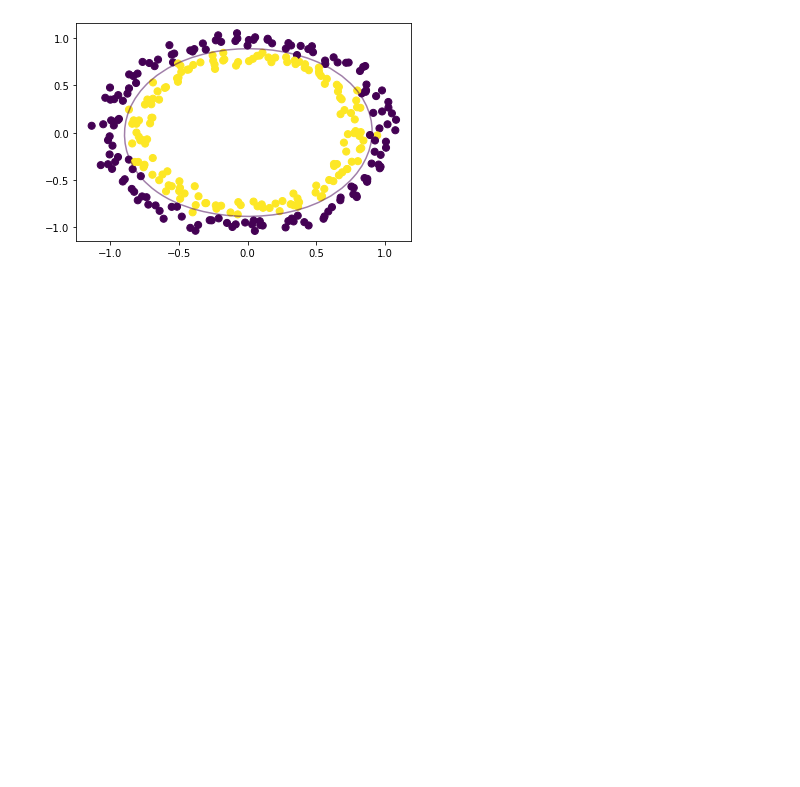
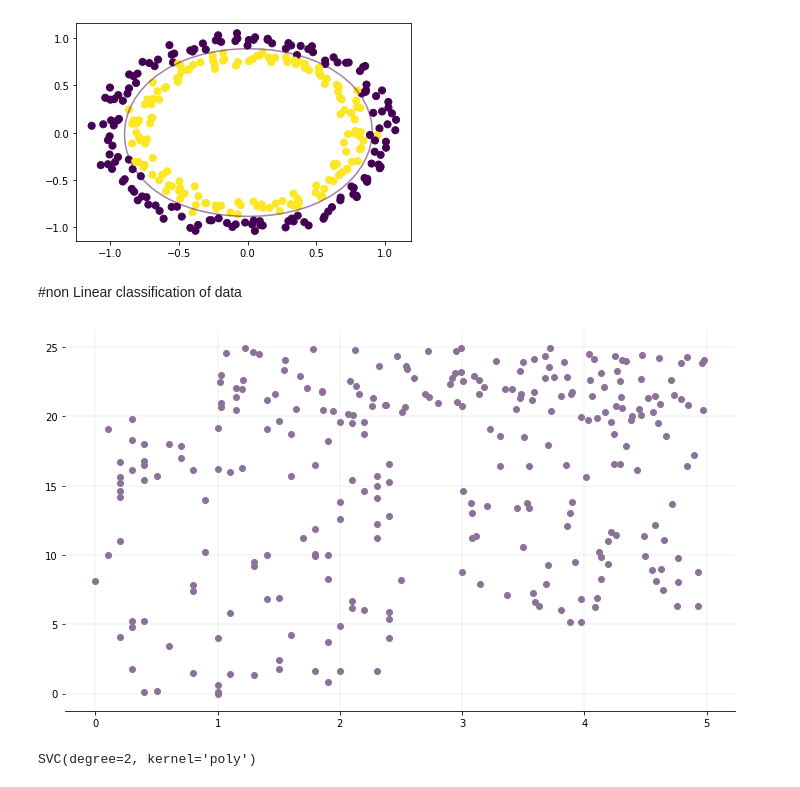
Before and after one commit to vineet1947/general_code-_files-, a Jupyter notebook: svm_ml.ipynb, the cells around one changed output. Saved outputs shown, nothing was run; the diff lists cells and outputs as text; code cells hidden in the pictures; blank space fills up the shorter version.

```diff
--- a/svm_ml.ipynb
+++ b/svm_ml.ipynb
@@ -165,3 +165,59 @@ plt.scatter(nonlinear_clf.support_vectors_[:, 0], nonlinear_clf.support_vectors_
 plt.show()
 # %% [output]
 [figure]
+# %% [markdown]
+#non Linear classification of data
+# %%
+import random
+import numpy as np
+import pandas as pd
+import matplotlib.pyplot as plt
+def generate_random_dataset(size):
+    """ Generate a random dataset and that follows a quadratic  distribution
+    """
+    x = []
+    y = []
+    target = []
+    for i in range(size):
+        # class zero
+        x.append(np.round(random.uniform(0, 2.5), 1))
+        y.append(np.round(random.uniform(0, 20), 1))
+        target.append(0)        # class one
+        x.append(np.round(random.uniform(1, 5), 2))
+        y.append(np.round(random.uniform(20, 25), 2))
+        target.append(1)
+        x.append(np.round(random.uniform(3, 5), 2))
+        y.append(np.round(random.uniform(5, 25), 2))
+        target.append(1)
+        df_x = pd.DataFrame(data=x)
+    df_y = pd.DataFrame(data=y)
+    df_target = pd.DataFrame(data=target)
+    data_frame = pd.concat([df_x, df_y], ignore_index=True, axis=1)
+    data_frame = pd.concat([data_frame, df_target], ignore_index=True, axis=1)
+    data_frame.columns = ['x', 'y', 'target']
+    return data_frame
+# Generate dataset
+size = 100
+dataset = generate_random_dataset(size)
+features = dataset[['x', 'y']]
+label = dataset['target']# Hold out 20% of the dataset for training
+test_size = int(np.round(size * 0.2, 0))# Split dataset into training and testing sets
+x_train = features[:-test_size].values
+y_train = label[:-test_size].values
+x_test = features[-test_size:].values
+y_test = label[-test_size:].values# Plotting the training set
+fig, ax = plt.subplots(figsize=(12, 7))# removing to and right border
+ax.spines['top'].set_visible(False)
+ax.spines['left'].set_visible(False)
+ax.spines['right'].set_visible(False)# adding major gridlines
+ax.grid(color='grey', linestyle='-', linewidth=0.25, alpha=0.5)
+ax.scatter(features[:-test_size]['x'], features[:-test_size]['y'], color="#8C7298")
+plt.show()
+# %% [output]
+[figure, added]
+# %%
+from sklearn import svm
+model = svm.SVC(kernel='poly', degree=2)
+model.fit(x_train, y_train)
+# %% [output]
+SVC(degree=2, kernel='poly')
```
Also changed, not shown: parts of 1 cell of this notebook.
